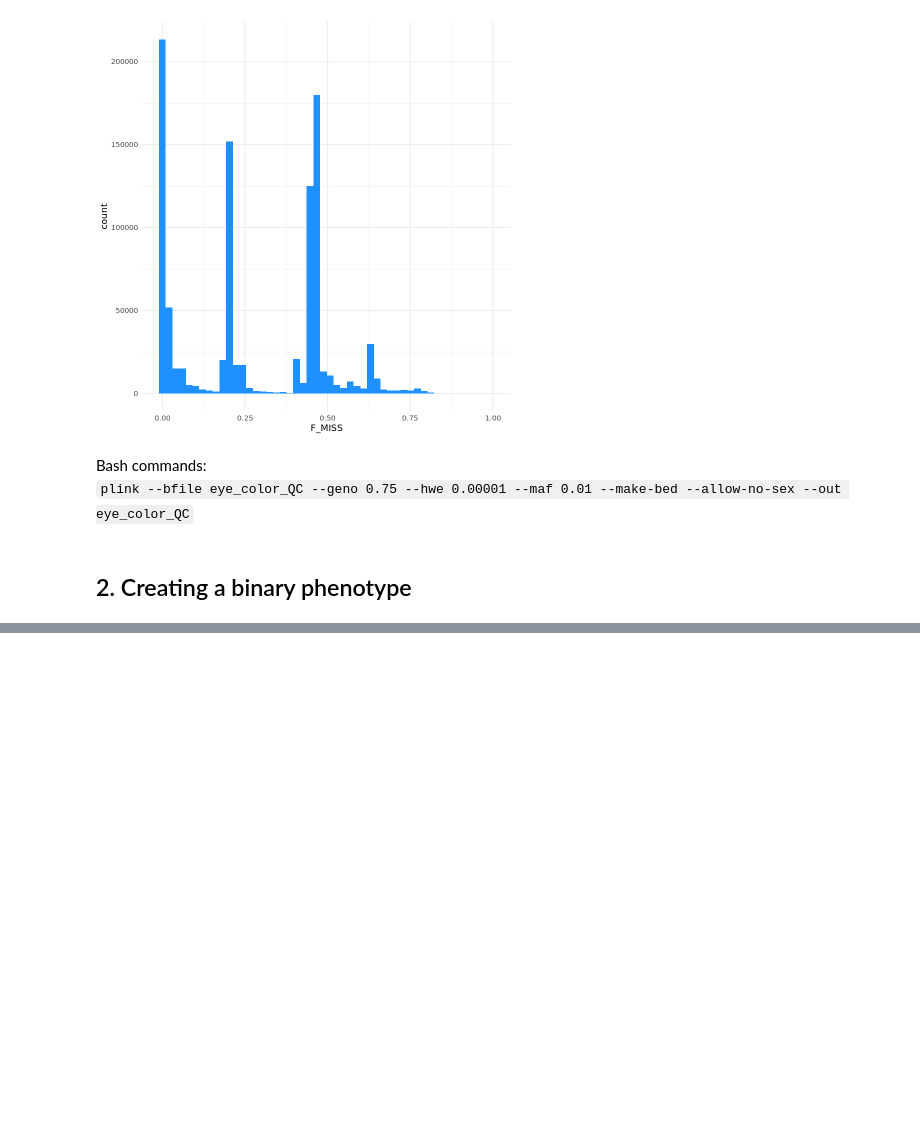
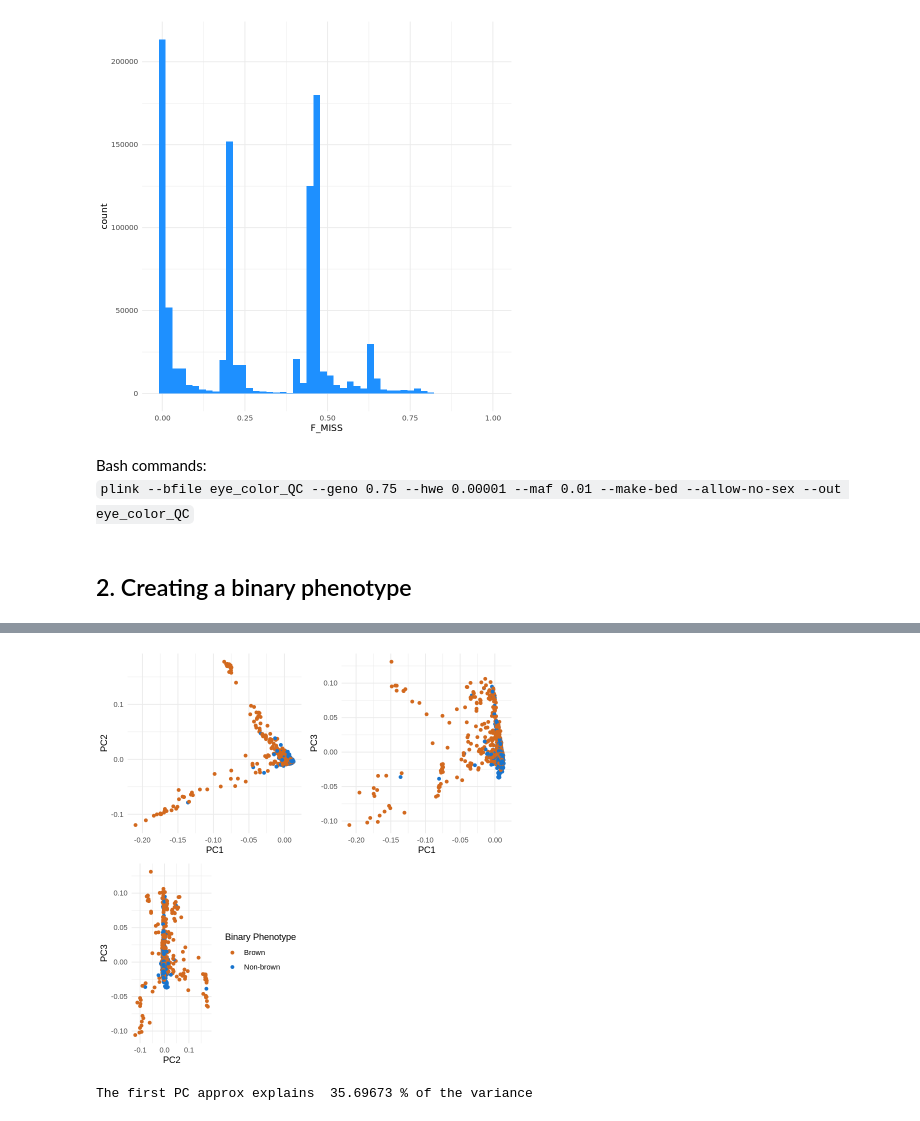
Before and after one commit to rimyjen/popgen-GWAS, a Jupyter notebook: gwas_eyecolor_rikke.ipynb, the cells around one changed output, grey strips where cells are left out. Drawn from its saved outputs; the diff is of its cells as text; code cells hidden in the pictures; blank space fills up the shorter version.

```diff
--- a/gwas_eyecolor_rikke.ipynb
+++ b/gwas_eyecolor_rikke.ipynb
@@ -226,0 +274,5 @@ A tibble: 2 × 2
+# %%
+pca <- read.table("eyecolor_QC_prunned.eigenvec")
+colnames(pca) <- c(c("FID","IID"),paste(rep("PC",20),seq(1,20),sep=""))
+pca <- inner_join(eyecolor_qc, pca)
+head(pca)
@@ -226,0 +290,34 @@ A tibble: 2 × 2
+# %%
+pca1 <- pca %>% ggplot() +
+    geom_point(aes( x= PC1, y = PC2, color = PHENO)) +
+    theme_minimal() +
+    theme(legend.position = "none") +
+    scale_color_manual(values=c("chocolate", "dodgerblue3"))
+
+pca2 <- pca %>% ggplot() +
+    geom_point(aes( x= PC1, y = PC3, color = PHENO)) +
+    theme_minimal() +
+    theme(legend.position = "none") +
+    scale_color_manual(values=c("chocolate", "dodgerblue3"))
+
+pca3 <- pca %>% ggplot() +
+    geom_point(aes( x= PC2, y = PC3, color = PHENO)) +
+    theme_minimal() +
+    #theme(legend.position = "none") +
+    scale_color_manual(values=c("chocolate", "dodgerblue3"),
+                       labels = c("Brown", "Non-brown")) +
+    guides(col=guide_legend("Binary Phenotype"))
+
+grid.arrange(pca1, pca2, pca3, nrow = 2)
+# %% [output]
+[figure, added]
+# %%
+eigen_val <- as.data.frame(read.table("eyecolor_QC_prunned.eigenval"))
+eigen_val <- eigen_val %>%
+                mutate(per_var_expl=(V1/sum(eigen_val$V1))*100) %>%
+                mutate(PC = seq(1,20)) %>%
+                mutate(cumsum = cumsum(per_var_expl))
+
+cat("The first PC approx explains ",eigen_val$per_var_expl[1],"% of the variance")
+# %% [output]
+The first PC approx explains  35.69673 % of the variance
```
Also changed, not shown: parts of 28 cells of this notebook.
